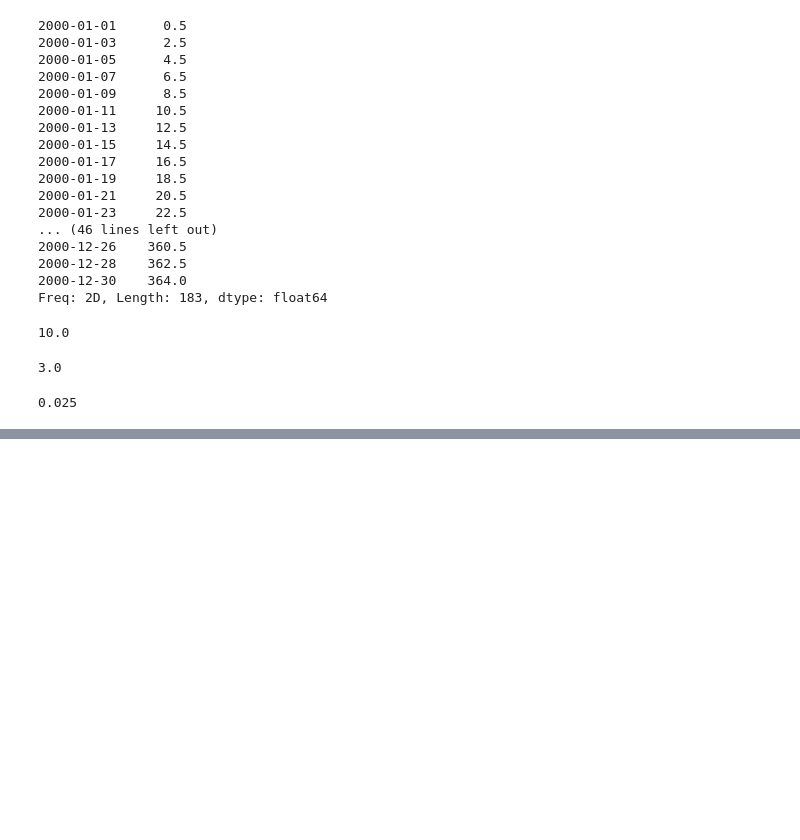
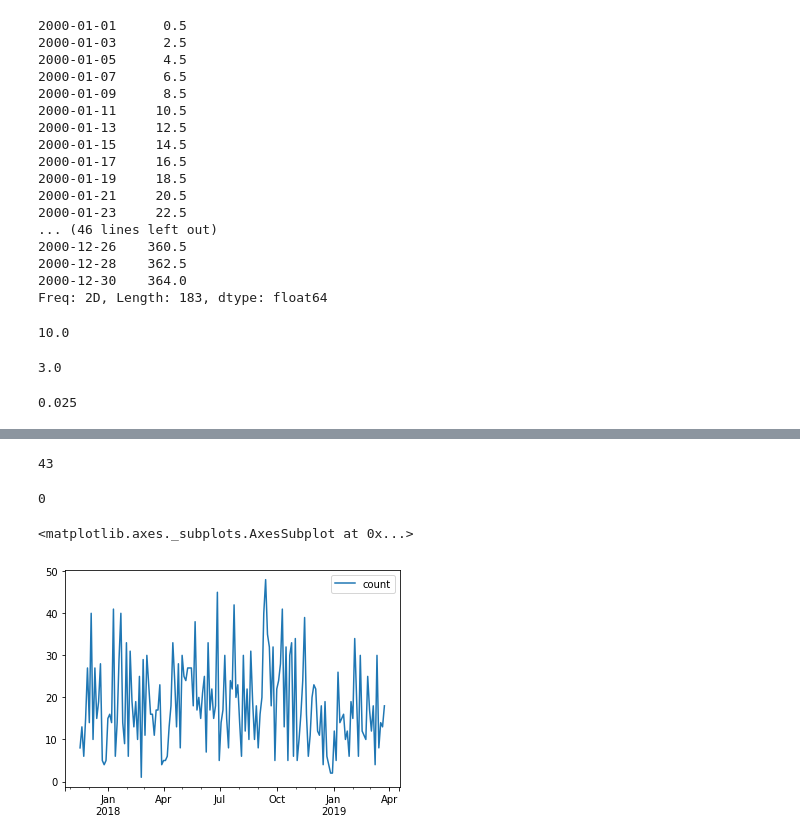
Before and after one commit to mng12689/predictit, a Jupyter notebook: Untitled.ipynb, the cells around one changed output, grey strips where cells are left out. Saved outputs shown, nothing was run; the diff lists cells and outputs as text; code cells hidden in the pictures; blank space fills up the shorter version.

```diff
--- a/Untitled.ipynb
+++ b/Untitled.ipynb
@@ -417,0 +553,20 @@ outcomes(positions)
+# %%
+timezone = pytz.timezone("US/Eastern")
+from_date = timezone.localize(datetime.datetime(2019, 3, 20, 12, 0, 0))
+recent = get_recent_tweets("@realDonaldTrump", from_date=from_date)
+len(recent)
+# %% [output]
+43
+# %%
+get_twitter_history("@vp", cache=True)
+# %% [output]
+0
+# %%
+df = pd.read_csv("data/tweets/@vp.csv")
+# %%
+# number of tweets per week
+x=bucketed(df, '3D')
+x.plot()
+# %% [output]
+<matplotlib.axes._subplots.AxesSubplot at 0x...>
+[figure, added]
```
Also changed, not shown: parts of 26 cells of this notebook.
